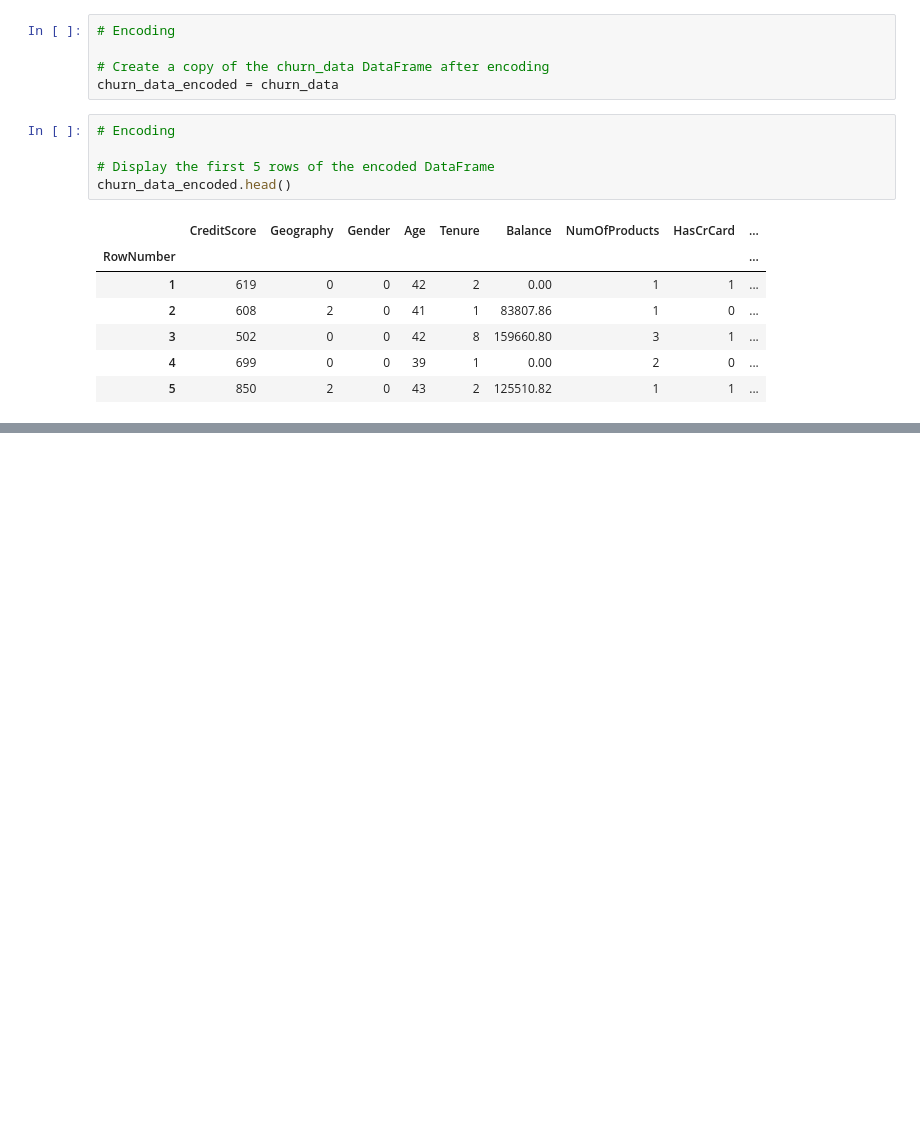
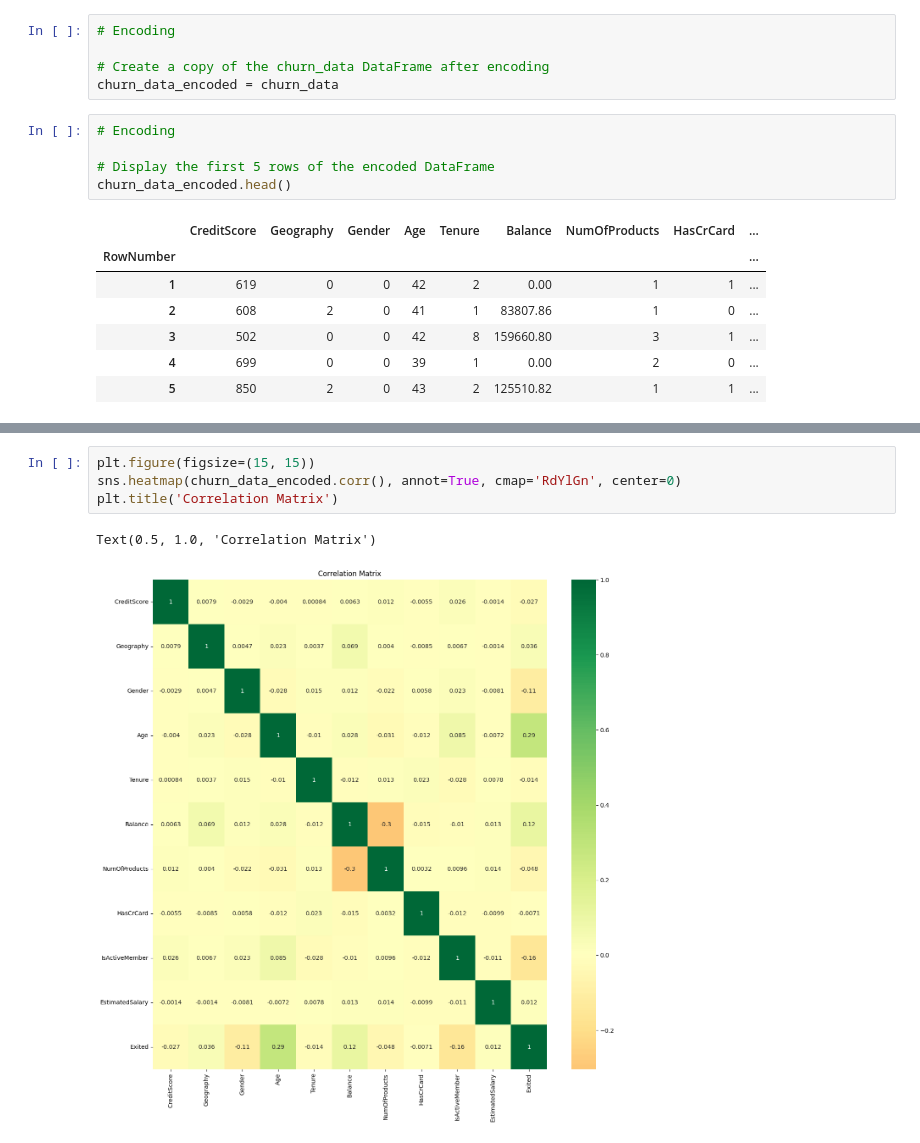
Before and after one commit to Saifullah785/deep-learning-projects, a Jupyter notebook: Project_05_Customer_Churn_classification_with_ANN/Project_05_Customer_Churn_classification_with_ANN.ipynb, the cells around one changed output, grey strips where cells are left out. Cells and saved outputs as stored; diff of their text form; blank space fills up the shorter version.

```diff
--- a/Project_05_Customer_Churn_classification_with_ANN/Project_05_Customer_Churn_classification_with_ANN.ipynb
+++ b/Project_05_Customer_Churn_classification_with_ANN/Project_05_Customer_Churn_classification_with_ANN.ipynb
@@ -136,0 +153,7 @@ churn_data_encoded.head()
+# %%
+plt.figure(figsize=(15, 15))
+sns.heatmap(churn_data_encoded.corr(), annot=True, cmap='RdYlGn', center=0)
+plt.title('Correlation Matrix')
+# %% [output]
+Text(0.5, 1.0, 'Correlation Matrix')
+[figure, added]
```
Also changed, not shown: parts of 3 cells of this notebook.
